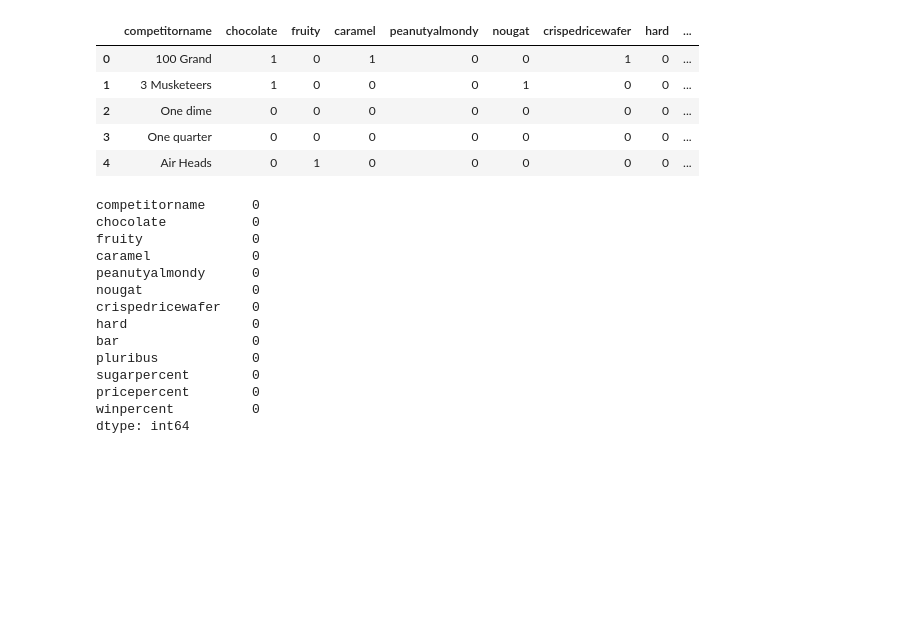
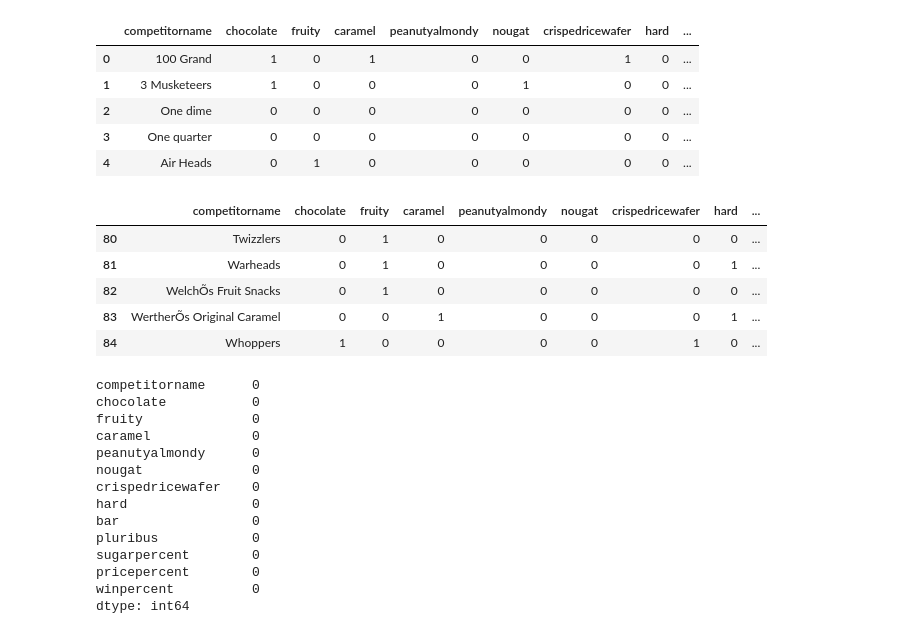
Before and after one commit to ved164/candy-power-ranking, a Jupyter notebook: eda.ipynb, the cells around one changed output. Saved outputs shown, nothing was run; the diff lists cells and outputs as text; code cells hidden in the pictures; blank space fills up the shorter version.

```diff
--- a/eda.ipynb
+++ b/eda.ipynb
@@ -35,3 +40,12 @@ df.head()
 | 2 | One dime | 0 | 0 | 0 | 0 | 0 | 0 | 0 | ... |
 | 3 | One quarter | 0 | 0 | 0 | 0 | 0 | 0 | 0 | ... |
 | 4 | Air Heads | 0 | 1 | 0 | 0 | 0 | 0 | 0 | ... |
+# %%
+df.tail()
+# %% [output]
+|  | competitorname | chocolate | fruity | caramel | peanutyalmondy | nougat | crispedricewafer | hard | ... |
+| 80 | Twizzlers | 0 | 1 | 0 | 0 | 0 | 0 | 0 | ... |
+| 81 | Warheads | 0 | 1 | 0 | 0 | 0 | 0 | 1 | ... |
+| 82 | WelchÕs Fruit Snacks | 0 | 1 | 0 | 0 | 0 | 0 | 0 | ... |
+| 83 | WertherÕs Original Caramel | 0 | 0 | 1 | 0 | 0 | 0 | 1 | ... |
+| 84 | Whoppers | 1 | 0 | 0 | 0 | 0 | 1 | 0 | ... |
```
Also changed, not shown: parts of 21 cells of this notebook.
